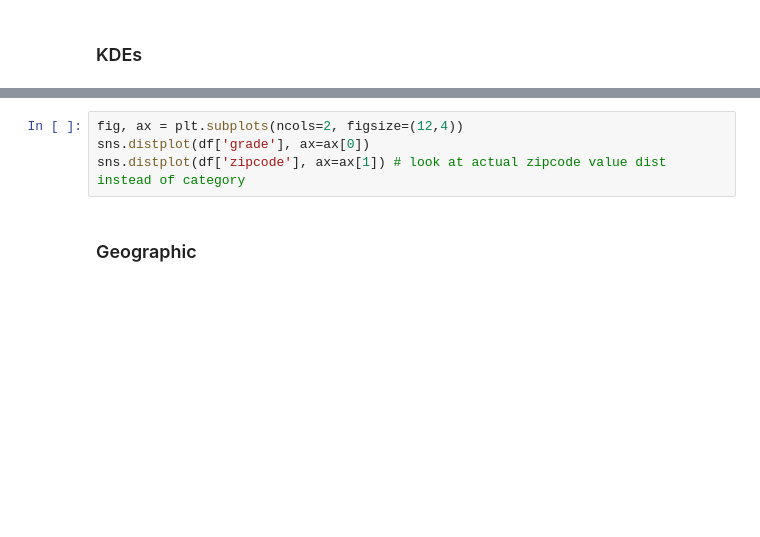
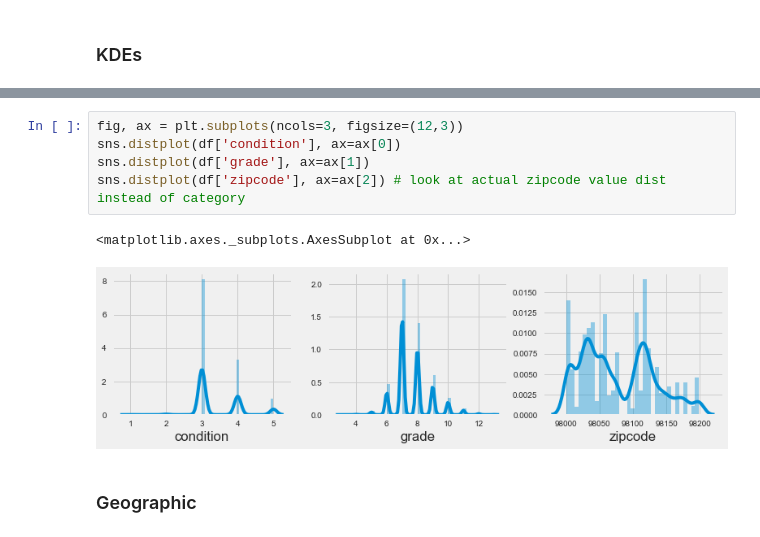
Before and after one commit to alphasentaurii/predicting-home-values-with-multiple-linear-regression, a Jupyter notebook: student.ipynb, the cells around one changed output, grey strips where cells are left out. Cells and saved outputs as stored; diff of their text form; blank space fills up the shorter version.

```diff
--- a/student.ipynb
+++ b/student.ipynb
@@ -1700,7 +1743,11 @@ sns.distplot(df['floor_cat'], ax=ax[2])
 # %%
-fig, ax = plt.subplots(ncols=2, figsize=(12,4))
-sns.distplot(df['grade'], ax=ax[0])
-sns.distplot(df['zipcode'], ax=ax[1]) # look at actual zipcode value dist instead of category
+fig, ax = plt.subplots(ncols=3, figsize=(12,3))
+sns.distplot(df['condition'], ax=ax[0])
+sns.distplot(df['grade'], ax=ax[1])
+sns.distplot(df['zipcode'], ax=ax[2]) # look at actual zipcode value dist instead of category
+# %% [output]
+<matplotlib.axes._subplots.AxesSubplot at 0x...>
+[figure, added]
 # %% [markdown]
 ### Geographic
 # %% [markdown]
```
Also changed, not shown: parts of 16 cells of this notebook.
